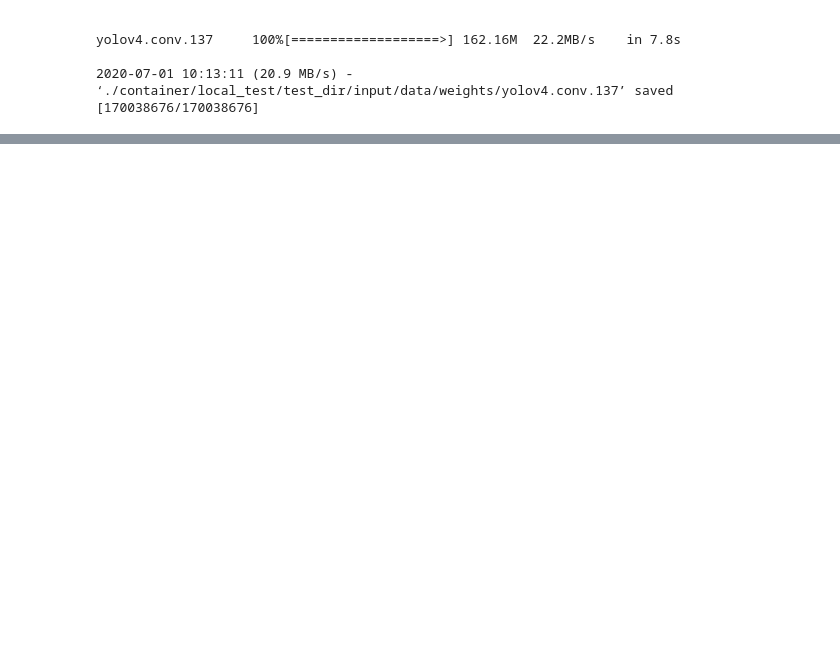
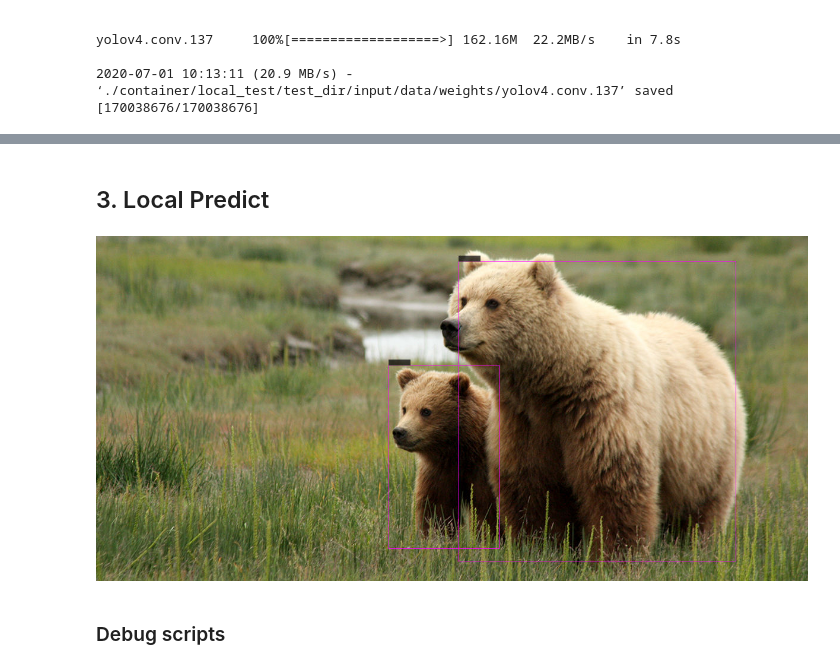
Before and after one commit to imyoungyang/myAWSStudyBlog, a Jupyter notebook: yolo/7-yolo-sm-train/7-yolo-sm-train.ipynb, the cells around one changed output, grey strips where cells are left out. Drawn from its saved outputs; the diff is of its cells as text; code cells hidden in the pictures; blank space fills up the shorter version.

Commit message:
add local predict

```diff
--- a/yolo/7-yolo-sm-train/7-yolo-sm-train.ipynb
+++ b/yolo/7-yolo-sm-train/7-yolo-sm-train.ipynb
@@ -25,0 +51,2 @@ yolov4.conv.137     100%[===================>] 162.16M  22.2MB/s    in 7.8s
+# %% [markdown]
+## 3. Local Predict
@@ -25,0 +55,8 @@ yolov4.conv.137     100%[===================>] 162.16M  22.2MB/s    in 7.8s
+# %%
+filename='container/local_test/test_dir/input/data/valid/predictions.jpg'
+from IPython.display import Image
+Image(filename)
+# %% [output]
+[figure, added]
+# %% [markdown]
+### Debug scripts
```
Also changed, not shown: parts of 7 cells of this notebook, 5 other files.
